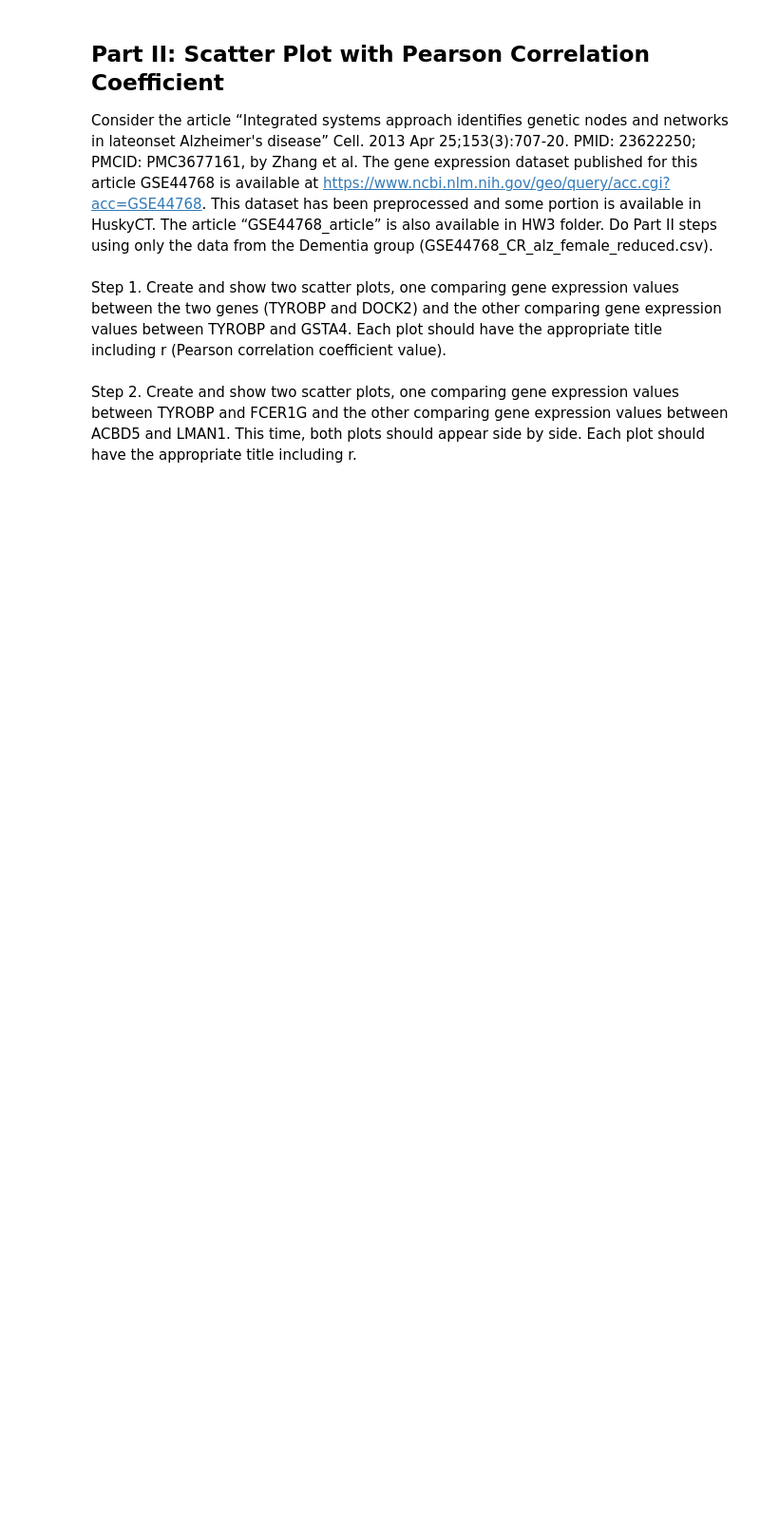
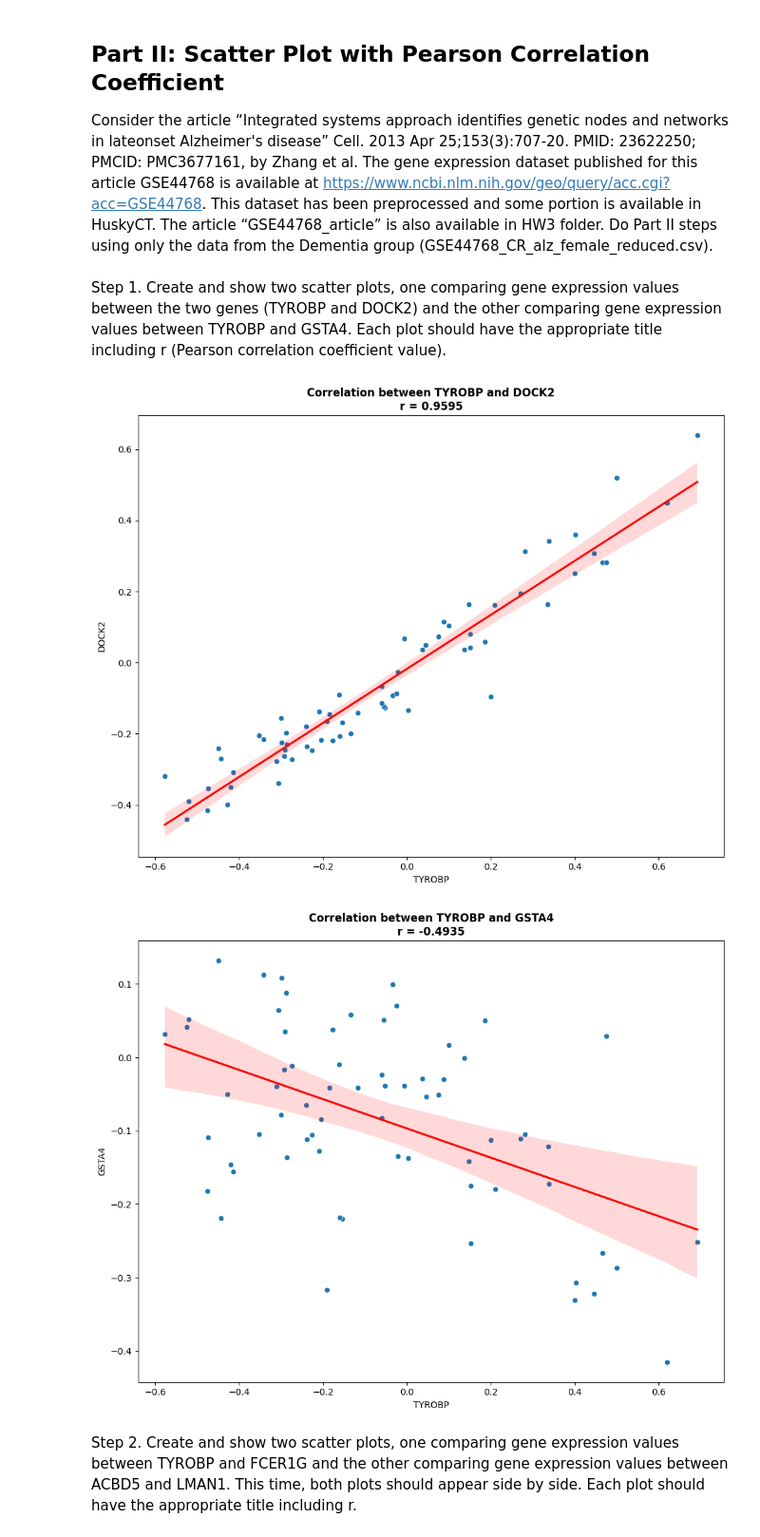
Before and after one commit to MubsPokesart/CSE5520, a Jupyter notebook: HW3/CSE5520_Fall2024_HW3_OshomahMubarak.ipynb, the cells around one changed output. Shown at 95% size. Cells and saved outputs as stored; diff of their text form; code cells hidden in the pictures; blank space fills up the shorter version.

Commit message:
modified:   HW3/CSE5520_Fall2024_HW3_OshomahMubarak.ipynb new file:   HW3/GSE44768_CR_alz_female_reduced.csv new file:   HW3/GSE44768_CR_nd_female_reduced.csv new file:   HW3/nba.csv

```diff
--- a/HW3/CSE5520_Fall2024_HW3_OshomahMubarak.ipynb
+++ b/HW3/CSE5520_Fall2024_HW3_OshomahMubarak.ipynb
@@ -18,2 +73,7 @@ Step 3: Create a separate markdown cell and include your manual calculation of t
 # %% [markdown]
 Step 4: Show how covariance matrix is calculated using python. Print the value.
+# %%
+data = np.column_stack((x, y))
+covariance_matrix = np.cov(data, rowvar=False)
+
+print(f"Covariance Matrix: {covariance_matrix}")
@@ -42,6 +190,34 @@ Step 1. Create and show two scatter plots, one comparing gene expression values
 two genes (TYROBP and DOCK2) and the other comparing gene expression values between
 TYROBP and GSTA4. Each plot should have the appropriate title including r (Pearson
 correlation coefficient value).
+# %%
+import pandas as pd
+import seaborn as sns
+from scipy import stats
+def plot_gene_correlation(gene1, gene2, data):
+    x = data[gene1]
+    y = data[gene2]
+
+    r, _ = stats.pearsonr(x, y)
+
+    plt.figure(figsize=(10, 8))
+    sns.scatterplot(x=x, y=y)
+    plt.xlabel(f'{gene1} Expression')
+    plt.ylabel(f'{gene2} Expression')
+    plt.title(f'Correlation between {gene1} and {gene2}\nr = {r:.4f}', fontweight='bold')
+
+    sns.regplot(x=x, y=y, scatter=False, color='red')
+
+    plt.tight_layout()
+    plt.show()
+
+data = pd.read_csv('GSE44768_CR_alz_female_reduced.csv', index_col=0)
+
+plot_gene_correlation('TYROBP', 'DOCK2', data)
+plot_gene_correlation('TYROBP', 'GSTA4', data)
+# %% [output]
+[figure, added]
+[figure, added]
 # %% [markdown]
 Step 2. Create and show two scatter plots, one comparing gene expression values between
 TYROBP and FCER1G and the other comparing gene expression values between ACBD5 and
```
Also changed, not shown: parts of 19 cells of this notebook, 3 other files.
